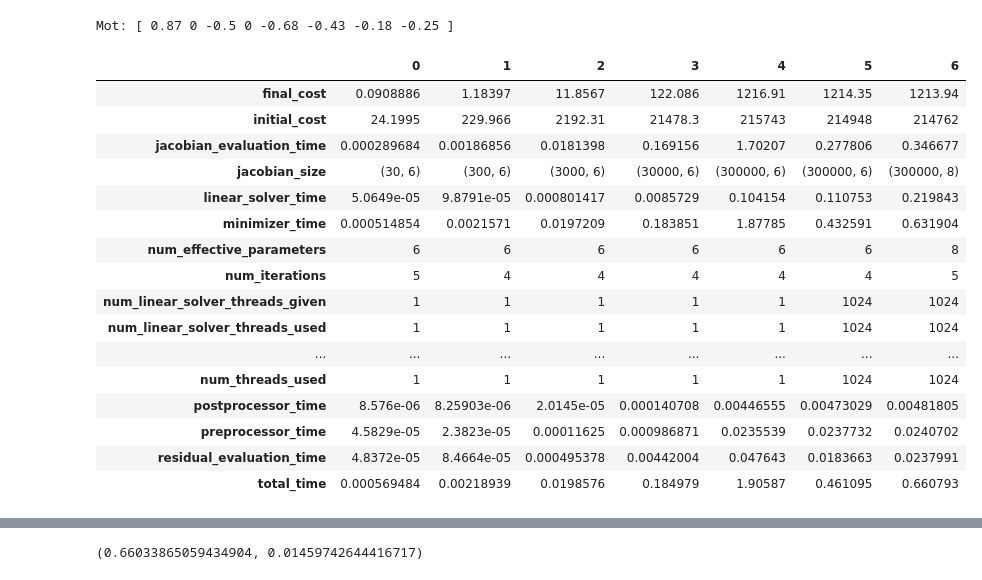
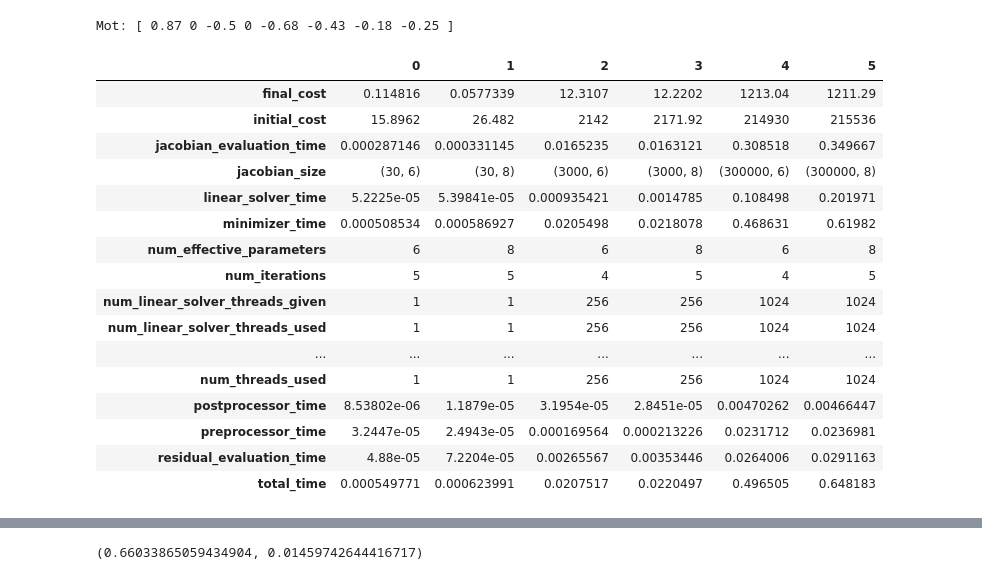
Before and after one commit to tingelst/game, a Jupyter notebook: python/1-Automatic-Multivector-Differentiation-and-Optimization.ipynb, the cells around one changed output, grey strips where cells are left out. Drawn from its saved outputs; the diff is of its cells as text; code cells hidden in the pictures.

```diff
--- a/python/1-Automatic-Multivector-Differentiation-and-Optimization.ipynb
+++ b/python/1-Automatic-Multivector-Differentiation-and-Optimization.ipynb
@@ -47,7 +63,7 @@ def benchmark_mean_stddev(benchmark):
     mhz_per_cpu = context['mhz_per_cpu']
     return mean_iterations, (mean_cpu_time, stddev_cpu_time), (mean_real_time, stddev_real_time), num_cpus, mhz_per_cpu
 # %%
-def benchmark_results(ad_library, ad_type, ga_library, jacobian_size, benchmark_name, num_repetitions, status=None):
+python -m SimpleHTTPServerdef benchmark_results(ad_library, ad_type, ga_library, jacobian_size, benchmark_name, num_repetitions, status=None):
     results = {}
 #     results['name'] = benchmark_name
     benchmarks = run_benchmarks(benchmark_name, num_repetitions)
@@ -113,6 +129,8 @@ results.append(benchmark_results('Adept', 'Forward', 'Versor',(5,8),'BM_AdeptMot
 results.append(benchmark_results('Ceres', 'Forward', 'Versor',(3,4),'BM_CeresRotorSpinPointJacobian', num_repetitions))
 # %%
 results.append(benchmark_results('Adept', 'Forward', 'Versor',(3,4),'BM_AdeptRotorSpinPointJacobianForward', num_repetitions))
+# %%
+results.append(benchmark_results('Ceres', 'Forward', 'HepGA',(3,1), 'BM_CeresRotorGaalopJacobian', num_repetitions))
 # %%
 df_ad = pd.DataFrame(results)
 df_ad.transpose()
@@ -188,32 +204,31 @@ def benchmark_motor_estimation(n_points, num_linear_solver_threads, num_threads,
     return results
 # %%
 results = []
-results.append(benchmark_motor_estimation(10, 1,1))
-results.append(benchmark_motor_estimation(100, 1,1))
-results.append(benchmark_motor_estimation(1000, 1,1))
-results.append(benchmark_motor_estimation(10000, 1,1))
-results.append(benchmark_motor_estimation(100000, 1,1))
-results.append(benchmark_motor_estimation(100000, 1024,1024))
-results.append(benchmark_motor_estimation(100000, 1024,1024, 'POLAR_DECOMPOSITION'))
+results.append(benchmark_motor_estimation(10,1,1))
+results.append(benchmark_motor_estimation(10,1,1,'POLAR_DECOMPOSITION'))
+results.append(benchmark_motor_estimation(1000,256,256))
+results.append(benchmark_motor_estimation(1000,256,256,'POLAR_DECOMPOSITION'))
+results.append(benchmark_motor_estimation(100000,1024,1024))
+results.append(benchmark_motor_estimation(100000,1024,1024, 'POLAR_DECOMPOSITION'))
 
 df = pd.DataFrame(results)
 df.transpose()
 # %% [output]
-|  | 0 | 1 | 2 | 3 | 4 | 5 | 6 |
-| final_cost | 0.0908886 | 1.18397 | 11.8567 | 122.086 | 1216.91 | 1214.35 | 1213.94 |
-| initial_cost | 24.1995 | 229.966 | 2192.31 | 21478.3 | 215743 | 214948 | 214762 |
-| jacobian_evaluation_time | 0.000289684 | 0.00186856 | 0.0181398 | 0.169156 | 1.70207 | 0.277806 | 0.346677 |
-| jacobian_size | (30, 6) | (300, 6) | (3000, 6) | (30000, 6) | (300000, 6) | (300000, 6) | (300000, 8) |
-| linear_solver_time | 5.0649e-05 | 9.8791e-05 | 0.000801417 | 0.0085729 | 0.104154 | 0.110753 | 0.219843 |
-| minimizer_time | 0.000514854 | 0.0021571 | 0.0197209 | 0.183851 | 1.87785 | 0.432591 | 0.631904 |
-| num_effective_parameters | 6 | 6 | 6 | 6 | 6 | 6 | 8 |
-| num_iterations | 5 | 4 | 4 | 4 | 4 | 4 | 5 |
-| num_linear_solver_threads_given | 1 | 1 | 1 | 1 | 1 | 1024 | 1024 |
-| num_linear_solver_threads_used | 1 | 1 | 1 | 1 | 1 | 1024 | 1024 |
-| ... | ... | ... | ... | ... | ... | ... | ... |
-| num_threads_used | 1 | 1 | 1 | 1 | 1 | 1024 | 1024 |
-| postprocessor_time | 8.576e-06 | 8.25903e-06 | 2.0145e-05 | 0.000140708 | 0.00446555 | 0.00473029 | 0.00481805 |
-| preprocessor_time | 4.5829e-05 | 2.3823e-05 | 0.00011625 | 0.000986871 | 0.0235539 | 0.0237732 | 0.0240702 |
-| residual_evaluation_time | 4.8372e-05 | 8.4664e-05 | 0.000495378 | 0.00442004 | 0.047643 | 0.0183663 | 0.0237991 |
-| total_time | 0.000569484 | 0.00218939 | 0.0198576 | 0.184979 | 1.90587 | 0.461095 | 0.660793 |
+|  | 0 | 1 | 2 | 3 | 4 | 5 |
+| final_cost | 0.114816 | 0.0577339 | 12.3107 | 12.2202 | 1213.04 | 1211.29 |
+| initial_cost | 15.8962 | 26.482 | 2142 | 2171.92 | 214930 | 215536 |
+| jacobian_evaluation_time | 0.000287146 | 0.000331145 | 0.0165235 | 0.0163121 | 0.308518 | 0.349667 |
+| jacobian_size | (30, 6) | (30, 8) | (3000, 6) | (3000, 8) | (300000, 6) | (300000, 8) |
+| linear_solver_time | 5.2225e-05 | 5.39841e-05 | 0.000935421 | 0.0014785 | 0.108498 | 0.201971 |
+| minimizer_time | 0.000508534 | 0.000586927 | 0.0205498 | 0.0218078 | 0.468631 | 0.61982 |
+| num_effective_parameters | 6 | 8 | 6 | 8 | 6 | 8 |
+| num_iterations | 5 | 5 | 4 | 5 | 4 | 5 |
+| num_linear_solver_threads_given | 1 | 1 | 256 | 256 | 1024 | 1024 |
+| num_linear_solver_threads_used | 1 | 1 | 256 | 256 | 1024 | 1024 |
+| ... | ... | ... | ... | ... | ... | ... |
+| num_threads_used | 1 | 1 | 256 | 256 | 1024 | 1024 |
+| postprocessor_time | 8.53802e-06 | 1.1879e-05 | 3.1954e-05 | 2.8451e-05 | 0.00470262 | 0.00466447 |
+| preprocessor_time | 3.2447e-05 | 2.4943e-05 | 0.000169564 | 0.000213226 | 0.0231712 | 0.0236981 |
+| residual_evaluation_time | 4.88e-05 | 7.2204e-05 | 0.00265567 | 0.00353446 | 0.0264006 | 0.0291163 |
+| total_time | 0.000549771 | 0.000623991 | 0.0207517 | 0.0220497 | 0.496505 | 0.648183 |
 # %%
```
Also changed, not shown: parts of 6 cells of this notebook, 15 other files.
